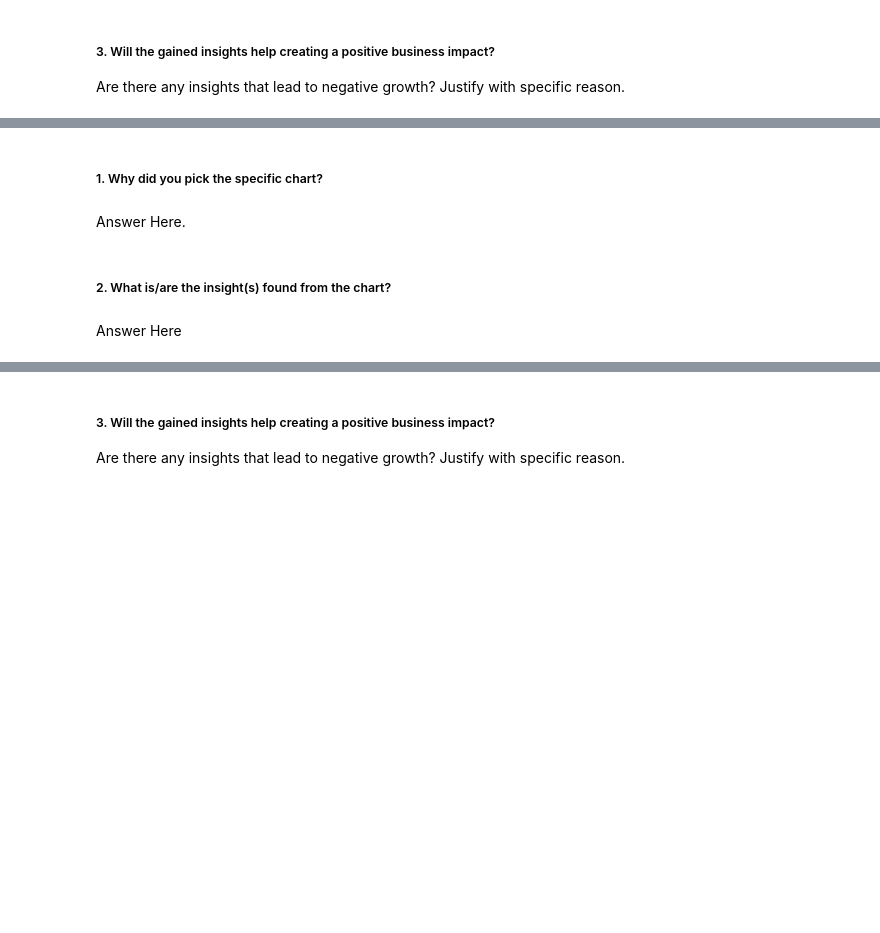
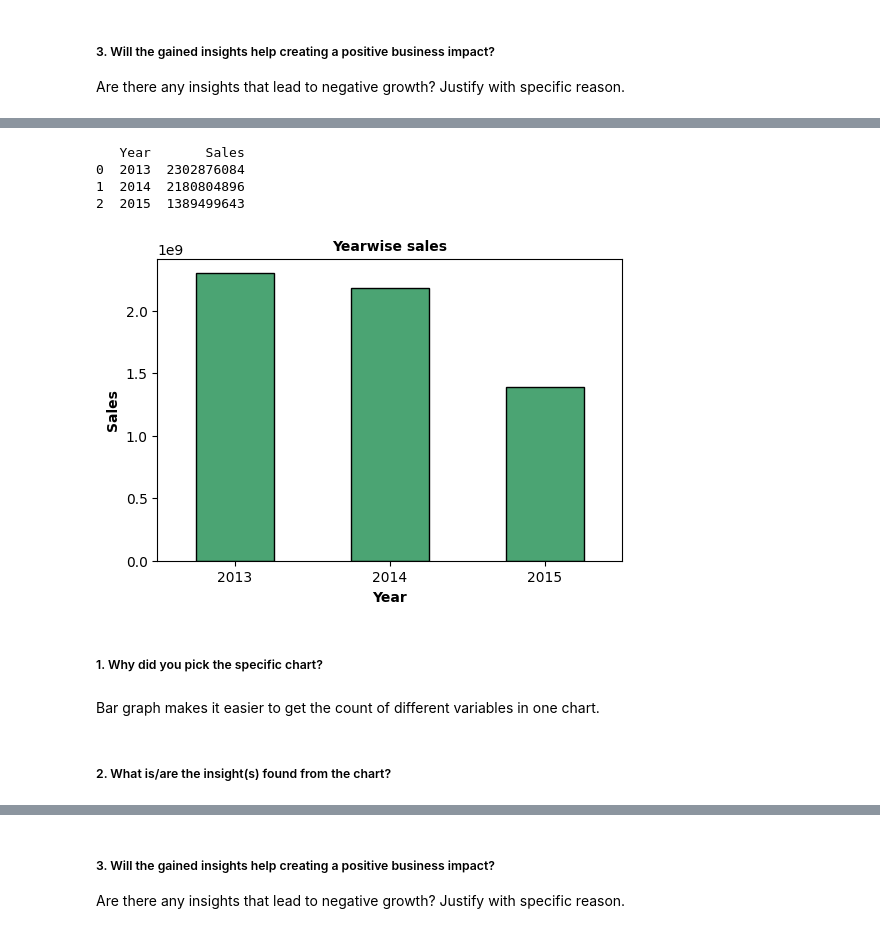
Before and after one commit to theuttammishra/Retail-Sales, a Jupyter notebook: Retail_sales_prediction.ipynb, the cells around one changed output, grey strips where cells are left out. Cells and saved outputs as stored; diff of their text form; code cells hidden in the pictures; blank space fills up the shorter version.

```diff
--- a/Retail_sales_prediction.ipynb
+++ b/Retail_sales_prediction.ipynb
@@ -480,8 +556,25 @@ ax=sns.countplot(x = df['Assortment'],palette='Set1',edgecolor='black')
+# %%
+# Checking the sum of sales of each unique year
+YearwiseSales=df.groupby(['Year'],as_index=False).agg({'Sales':"sum"})
+print(YearwiseSales)
+# %% [output]
+   Year       Sales
+0  2013  2302876084
+1  2014  2180804896
+2  2015  1389499643
+# %%
+# Plotting it using bar graph
+plt.figure(figsize=(6,4))
+ax=sns.barplot(x = 'Year', y = 'Sales',data=YearwiseSales,color='mediumseagreen', width = 0.5,edgecolor = 'black' )
+ax.set_xlabel('Year',size=10,fontdict={"weight": "bold"})
+ax.set_ylabel('Sales',size=10,fontdict={"weight": "bold"})
+ax.set_title('Yearwise sales',fontsize=10,fontdict={"weight": "bold"})
+plt.show()
+# %% [output]
+[figure, added]
 # %% [markdown]
 ##### 1. Why did you pick the specific chart?
-# %% [markdown]
-Answer Here.
+# %% [markdown]
+Bar graph makes it easier to get the count of different variables in one chart.
 # %% [markdown]
 ##### 2. What is/are the insight(s) found from the chart?
-# %% [markdown]
-Answer Here
```
Also changed, not shown: parts of 213 cells of this notebook.
